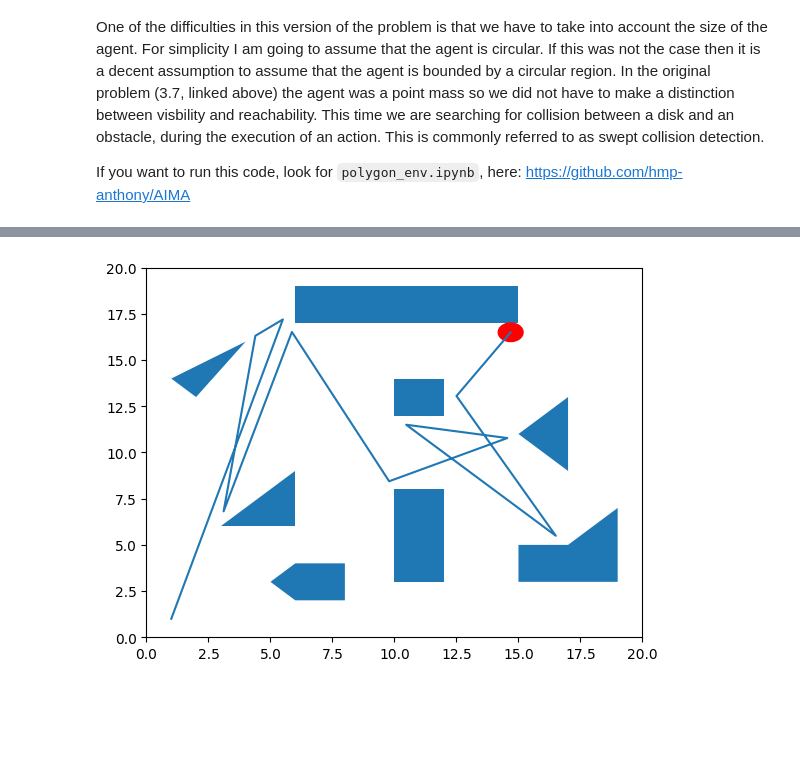
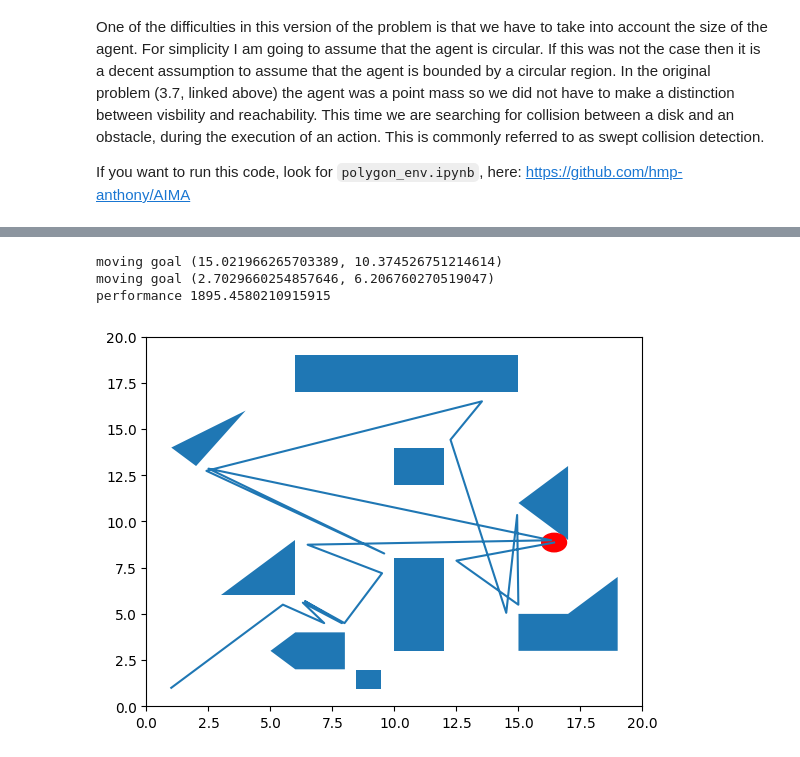
Before and after one commit to hmp-anthony/AIMA, a Jupyter notebook: polygon_env.ipynb, the cells around one changed output, grey strips where cells are left out. Cells and saved outputs as stored; diff of their text form; code cells hidden in the pictures; blank space fills up the shorter version.

Commit message:
goal funtionality added

```diff
--- a/polygon_env.ipynb
+++ b/polygon_env.ipynb
@@ -20,6 +22,7 @@ class vertex:
     def __init__(self, x, y):
         self.x = x
         self.y = y
+        self.goal = False
 
     def __repr__(self):
         return "(" + str(self.x) + ", " + str(self.y) + ")"
@@ -50,6 +53,9 @@ class vertex:
         mag = math.sqrt(self.x*self.x + self.y*self.y)
         self.x *= 1/mag
         self.y *= 1/mag
+
+    def length(self):
+        return math.sqrt(self.x*self.x + self.y*self.y)
 
 class polygon:
     # vertices are passed in the order they appear if
@@ -84,6 +90,21 @@ class polygon:
             if 0 < u < 1 and 0 < t < 1:
                 return True
         return False
+
+def create_goal():
+    r_x = random.uniform(0,19)
+    r_y = random.uniform(0,19)
+    v1 = vertex(r_x, r_y)
+    v1.goal = True
+    v2 = vertex(r_x + 1, r_y)
+    v2.goal = True
+    v3 = vertex(r_x + 1, r_y + 1)
+    v3.goal = True
+    v4 = vertex(r_x, r_y + 1)
+    v4.goal = True
+    return polygon([v1,v2,v3,v4])
+
+
 
 class PolygonAgent(Agent):
     def __init__(self, program = None):
@@ -128,6 +149,11 @@ class Environment:
                     break
             if(visible):
                 visible_vertices.append(v)
+                if(v.goal):
+                    agent.performance += 1000
+                    polygons[-1] = create_goal()
+                    print("moving goal", v)
+                    break
         return visible_vertices
 
     def execute_action(self, action):
@@ -166,7 +192,7 @@ class Environment:
     def move_agent(self, location):
         v = self.agent_position
         w = location - self.agent_position
-        r = agent.size
+        r = self.agent.size
         t = 0
         for T in range(1000):
             center = v + t * w
@@ -175,6 +201,7 @@ class Environment:
                 contact = 0.5 * (intersections[0] + intersections[1])
                 self.agent_position = center
                 self.path.append(center)
+                self.agent.performance -= (self.path[-2] - self.path[-1]).length()
                 normal = center - contact
                 normal.normalize()
                 self.agent.visibility_plane = [normal, center]
@@ -185,7 +212,7 @@ class Environment:
         action = agent.program(self.percept())
         self.execute_action(action)
 
-    def run(self, steps=10):
+    def run(self, steps=20):
         for step in range(steps):
             self.step()
 # %%
@@ -199,38 +226,45 @@ polygons = [polygon([vertex(6,2), vertex(8,2), vertex(8,4), vertex(6,4), vertex(
             polygon([vertex(15,3), vertex(19,3), vertex(19,7), vertex(17,5), vertex(15,5)])]
 
 initial_position = vertex(1,1)
+polygons.append(create_goal())
 
 agent = PolygonAgent(program)
+
 env = Environment(polygons, agent, initial_position)
+env.path.append(vertex(1,1))
 env.run()
 
 polygon_data = []
 for p in polygons:
     vertex_list = p.get_vertices()
     vertex_list = [(v.x, v.y) for v in vertex_list]
     plot_p = Polygon(vertex_list)
     polygon_data.append(plot_p)
 
 fig,ax = plt.subplots()
 
 for p in polygon_data:
     ax.add_patch(p)
 
 circle1 = plt.Circle((env.agent_position.x, env.agent_position.y), agent.size, color='r')
 plt.gca().add_patch(circle1)
 
-path_x = [initial_position.x]
-path_y = [initial_position.y]
+path_x = []
+path_y = []
 for p in env.path:
     path_x.append(p.x)
     path_y.append(p.y)
 
+print("performance", agent.performance)
 
 ax.plot(path_x, path_y)
 
 ax.set_xlim([0,20])
 ax.set_ylim([0,20])
 
 plt.show()
 # %% [output]
+moving goal (15.021966265703389, 10.374526751214614)
+moving goal (2.7029660254857646, 6.206760270519047)
+performance 1895.4580210915915
-[figure, old version]
+[figure, new version]
```
Also changed, not shown: parts of 1 cell of this notebook.
